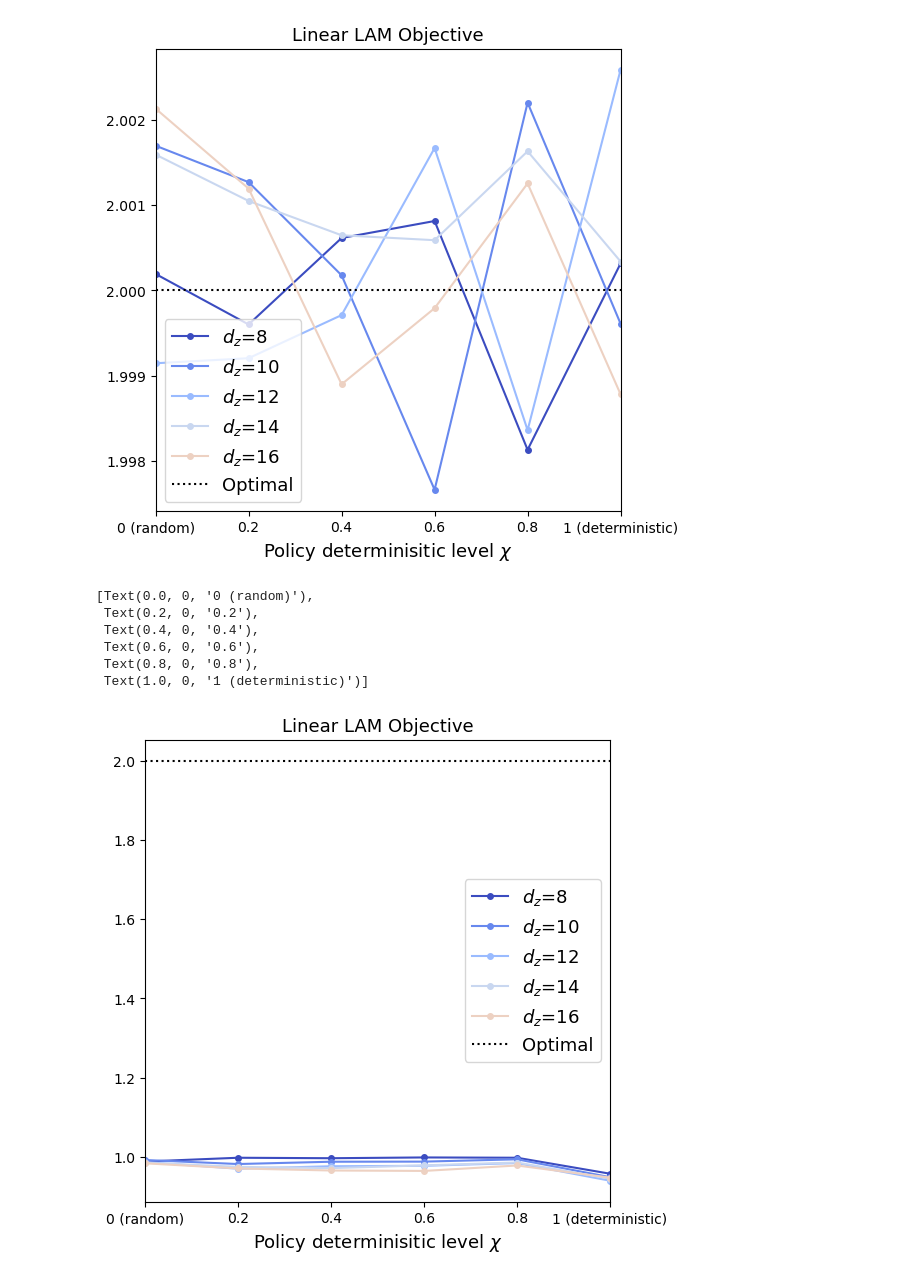
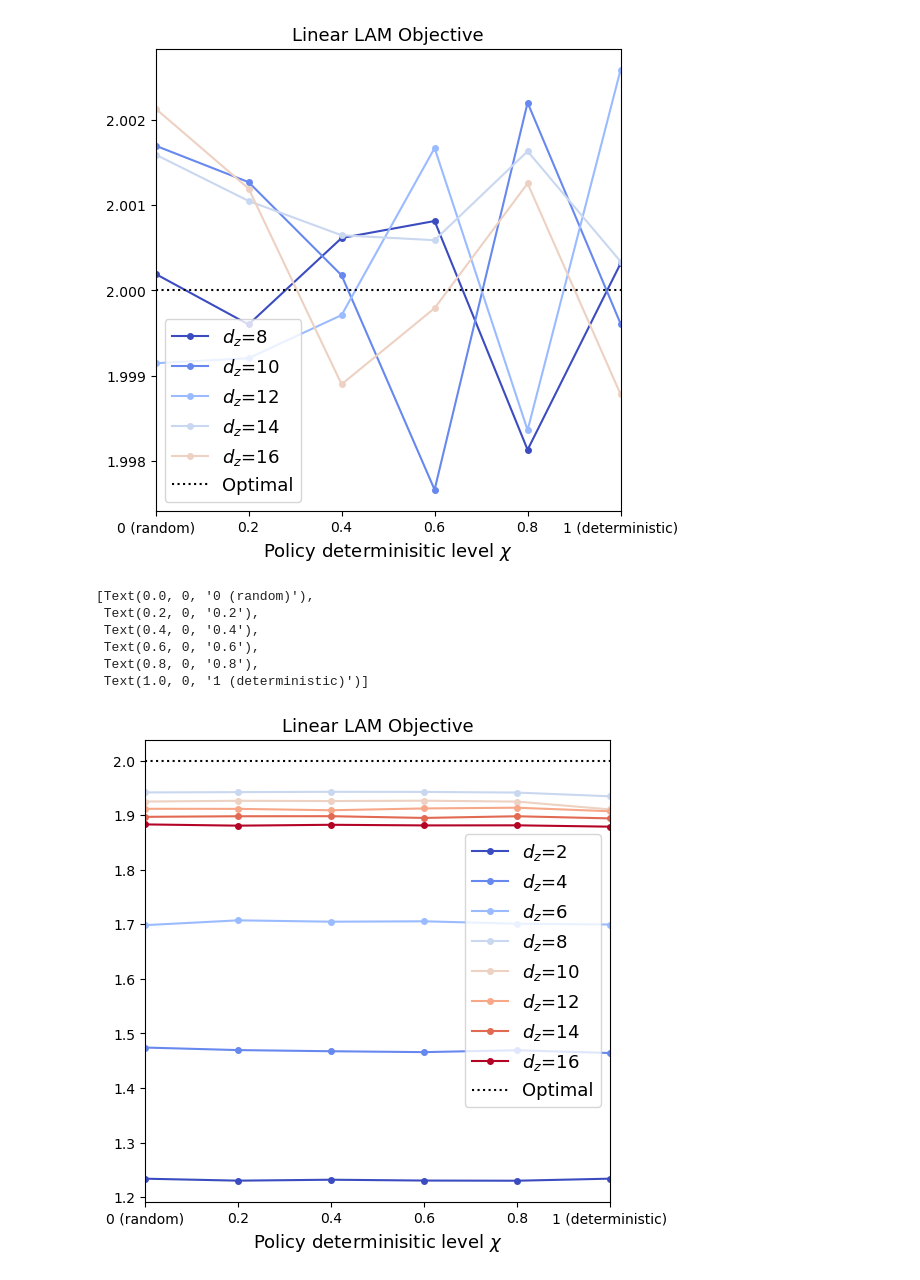
Before and after one commit to zhangchuheng123/LinearLAM, a Jupyter notebook: script20250319_new_5.ipynb, the cells around one changed output. Cells and saved outputs as stored; diff of their text form; code cells hidden in the pictures.

```diff
--- a/script20250319_new_5.ipynb
+++ b/script20250319_new_5.ipynb
@@ -196,8 +196,7 @@ ax.set_xticklabels(['0 (random)', '0.2', '0.4', '0.6', '0.8', '1 (deterministic)
 import matplotlib.pyplot as plt
 import pandas as pd
 
-
-total_record = pd.read_csv('scripts/5_True_evalrand.csv', index_col=0)
+total_record = pd.read_csv('scripts/5_learnATrue_CDzeroFalse_psdactionTrue_evalrand.csv', index_col=0)
 total_record = total_record.loc[total_record['iter'] == 40000]
 
 plt.figure(figsize=(6, 6))
@@ -206,31 +205,31 @@ cmap = plt.get_cmap('coolwarm')
 norm = plt.Normalize(vmin=0, vmax=7)
 
 counter = 0
 for dz, group in total_record.groupby('dz'):
     if dz % 2 == 0:
         # 按dz排序确保连线正确
         sorted_group = group.sort_values('chi')
         plt.plot(sorted_group['chi'], - sorted_group['act_mse'] + sorted_group['obs_mse'] + sorted_group['noi_mse'],
                 label=f'$d_z$={dz}', marker='o', markersize=4, color=cmap(norm(counter)))
         # plt.plot(sorted_group['chi'], sorted_group['act_mse'], label=f'  Action MSE', ls=':', marker='^', markersize=4, color=cmap(norm(counter)))
         # plt.plot(sorted_group['chi'], sorted_group['noi_mse'] * (sig_value ** 2), label=f'  Noise MSE', ls=':', marker='x', markersize=4, color=cmap(norm(counter)))
         counter += 1
 
 plt.plot([0, 17], [2, 2], 'k:', label='Optimal')
 
 plt.xlim([0.0, 1.0])
 plt.title(r'Linear LAM Objective', fontsize=13)
 plt.xlabel('Policy determinisitic level $\chi$', fontsize=13)
 plt.legend(fontsize=13)
 
 ax = plt.gca()
 ax.set_xticks([0.0, 0.2, 0.4, 0.6, 0.8, 1.0])
 ax.set_xticklabels(['0 (random)', '0.2', '0.4', '0.6', '0.8', '1 (deterministic)'])
 # %% [output]
 [Text(0.0, 0, '0 (random)'),
  Text(0.2, 0, '0.2'),
  Text(0.4, 0, '0.4'),
  Text(0.6, 0, '0.6'),
  Text(0.8, 0, '0.8'),
  Text(1.0, 0, '1 (deterministic)')]
-[figure, old version]
+[figure, new version]
```
Also changed, not shown: parts of 1 cell of this notebook, 10 other files.
